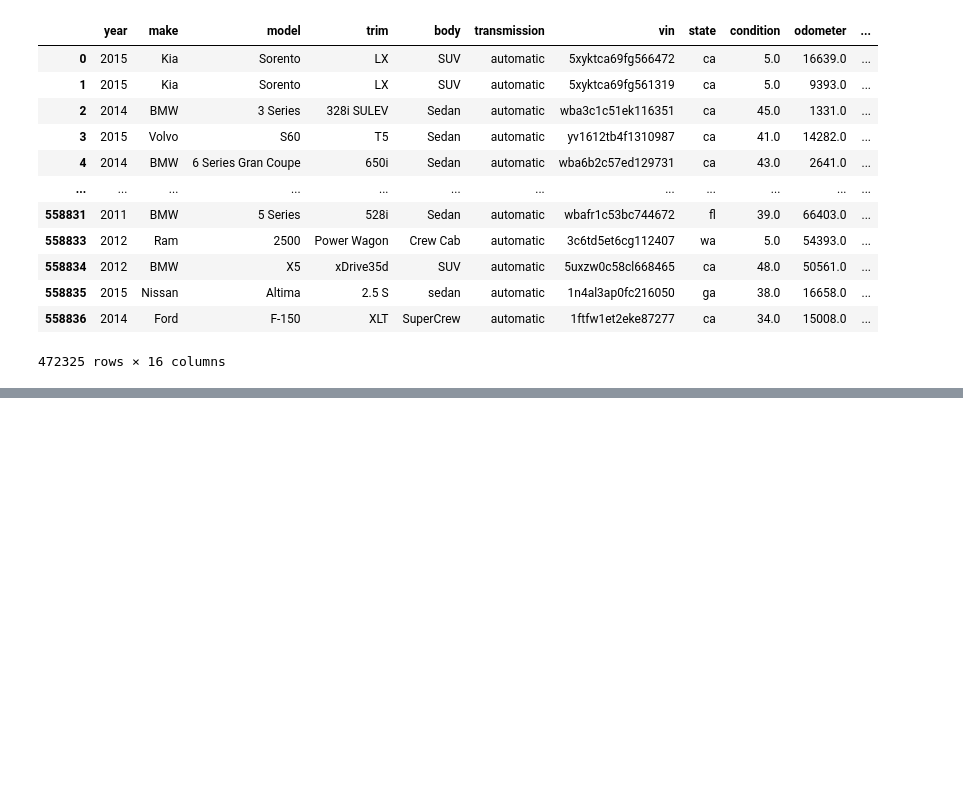
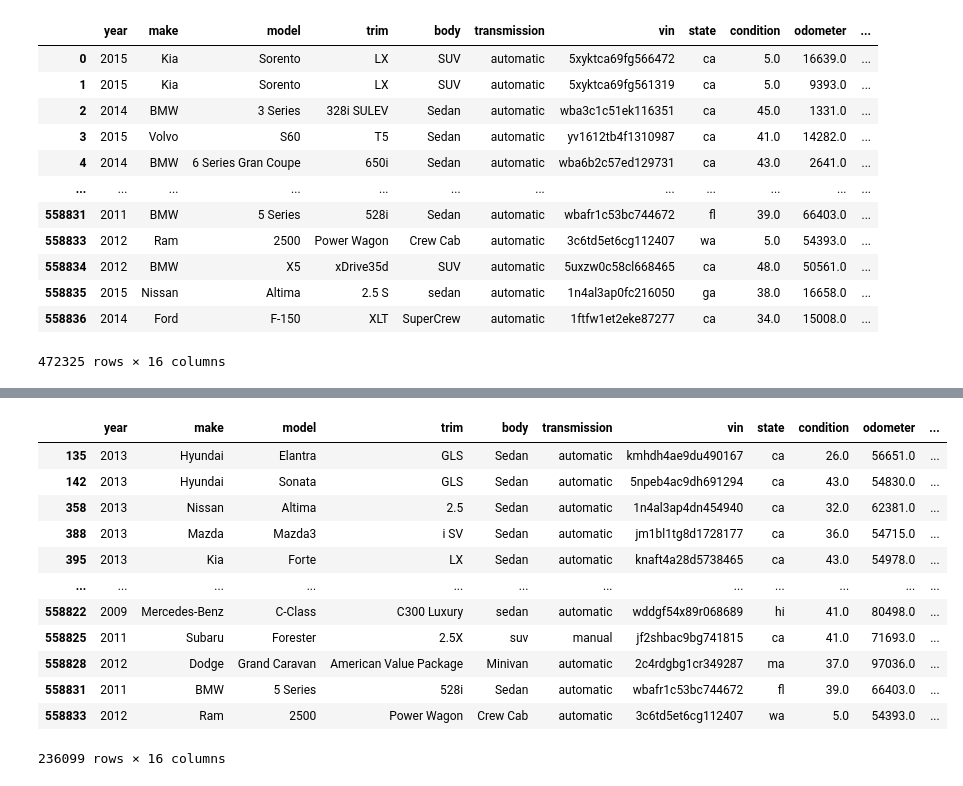
Before and after one commit to vanki2003/car-sales, a Jupyter notebook: notebook.ipynb, the cells around one changed output, grey strips where cells are left out. Saved outputs shown, nothing was run; the diff lists cells and outputs as text; code cells hidden in the pictures; blank space fills up the shorter version.

```diff
--- a/notebook.ipynb
+++ b/notebook.ipynb
@@ -182,0 +191,17 @@ plt.show()
+# %%
+high_mileage = df[(df['odometer'] > 51085) & (df['odometer'] < 999999)]
+high_mileage
+# %% [output]
+|  | year | make | model | trim | body | transmission | vin | state | condition | odometer | ... |
+| 135 | 2013 | Hyundai | Elantra | GLS | Sedan | automatic | kmhdh4ae9du490167 | ca | 26.0 | 56651.0 | ... |
+| 142 | 2013 | Hyundai | Sonata | GLS | Sedan | automatic | 5npeb4ac9dh691294 | ca | 43.0 | 54830.0 | ... |
+| 358 | 2013 | Nissan | Altima | 2.5 | Sedan | automatic | 1n4al3ap4dn454940 | ca | 32.0 | 62381.0 | ... |
+| 388 | 2013 | Mazda | Mazda3 | i SV | Sedan | automatic | jm1bl1tg8d1728177 | ca | 36.0 | 54715.0 | ... |
+| 395 | 2013 | Kia | Forte | LX | Sedan | automatic | knaft4a28d5738465 | ca | 43.0 | 54978.0 | ... |
+| ... | ... | ... | ... | ... | ... | ... | ... | ... | ... | ... | ... |
+| 558822 | 2009 | Mercedes-Benz | C-Class | C300 Luxury | sedan | automatic | wddgf54x89r068689 | hi | 41.0 | 80498.0 | ... |
+| 558825 | 2011 | Subaru | Forester | 2.5X | suv | manual | jf2shbac9bg741815 | ca | 41.0 | 71693.0 | ... |
+| 558828 | 2012 | Dodge | Grand Caravan | American Value Package | Minivan | automatic | 2c4rdgbg1cr349287 | ma | 37.0 | 97036.0 | ... |
+| 558831 | 2011 | BMW | 5 Series | 528i | Sedan | automatic | wbafr1c53bc744672 | fl | 39.0 | 66403.0 | ... |
+| 558833 | 2012 | Ram | 2500 | Power Wagon | Crew Cab | automatic | 3c6td5et6cg112407 | wa | 5.0 | 54393.0 | ... |
+236099 rows × 16 columns
```
Also changed, not shown: parts of 12 cells of this notebook.
